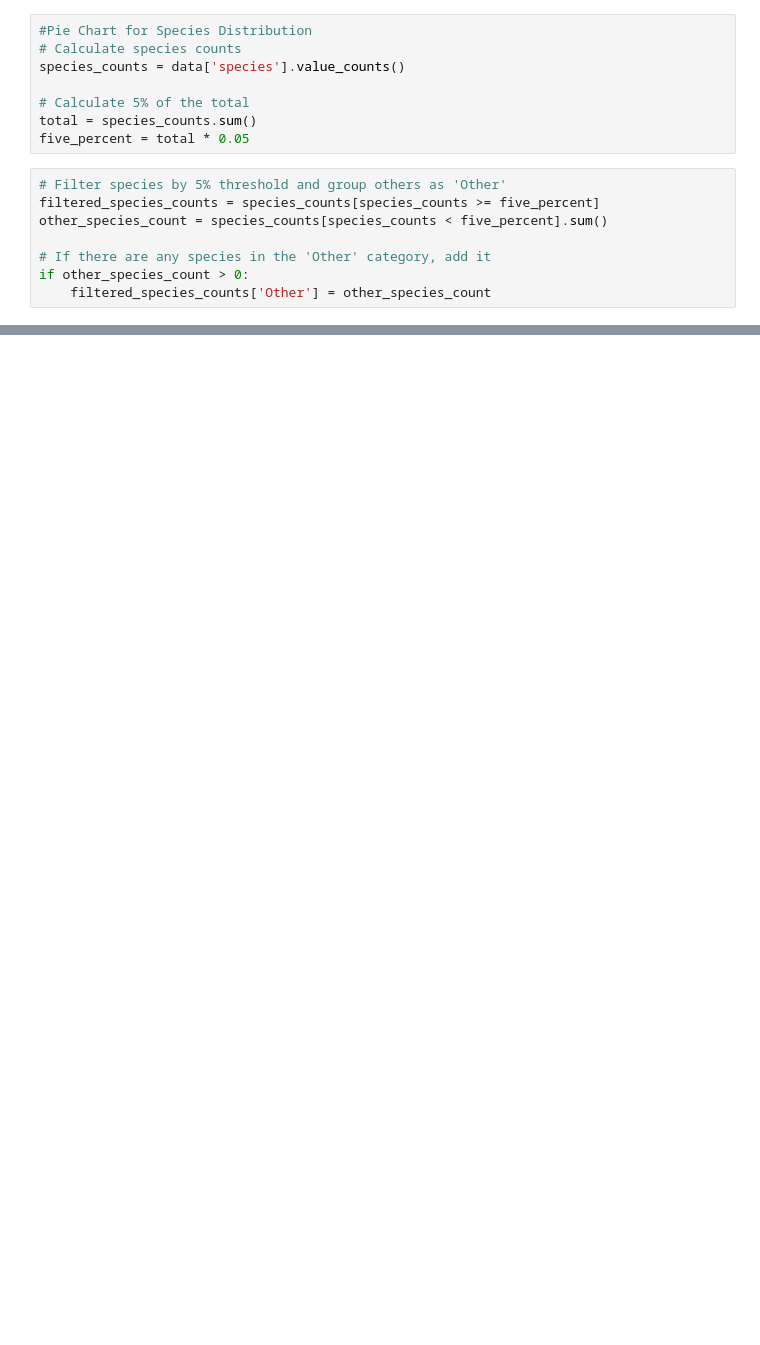
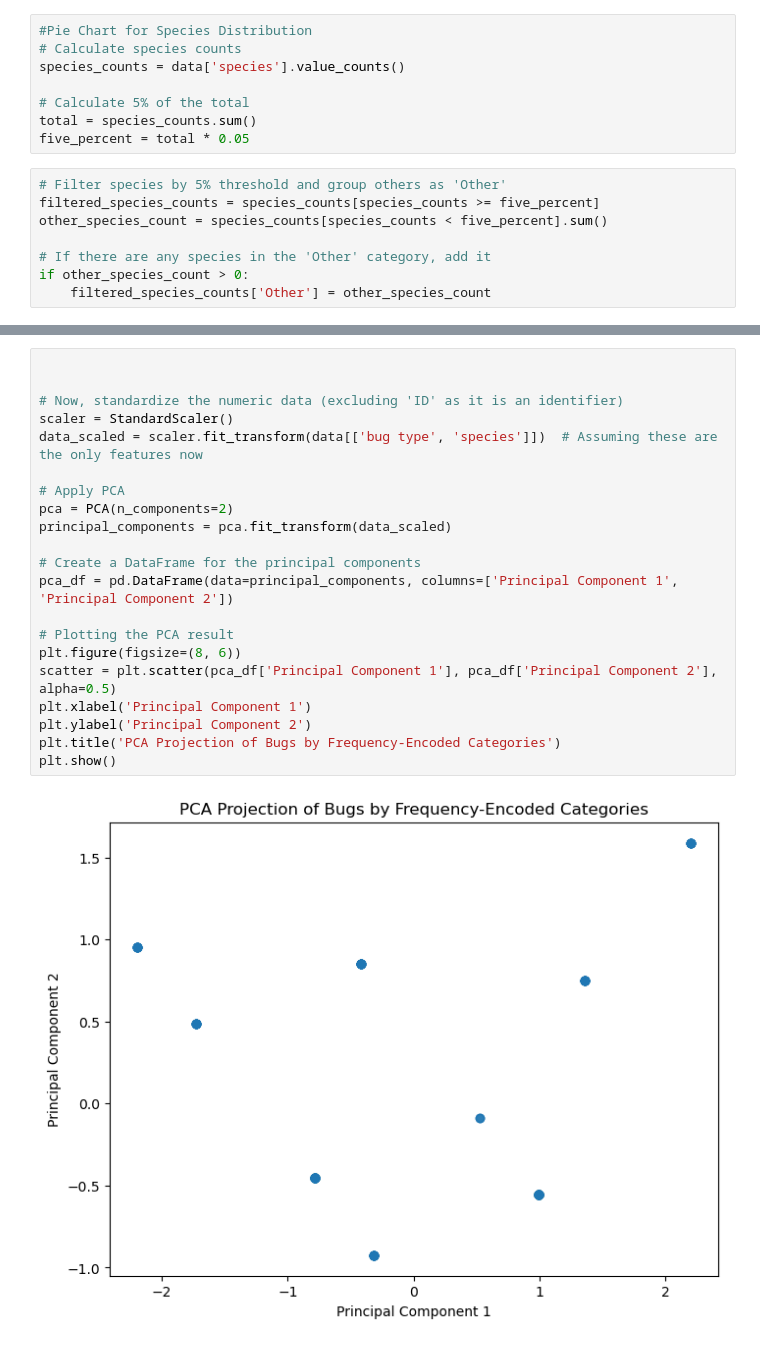
Before and after one commit to julientournier6/dataetia, a Jupyter notebook: data_visualization/visualization2.ipynb, the cells around one changed output, grey strips where cells are left out. Drawn from its saved outputs; the diff is of its cells as text; blank space fills up the shorter version.

```diff
--- a/data_visualization/visualization2.ipynb
+++ b/data_visualization/visualization2.ipynb
@@ -42,0 +107,23 @@ plt.show()
+# %%
+
+
+# Now, standardize the numeric data (excluding 'ID' as it is an identifier)
+scaler = StandardScaler()
+data_scaled = scaler.fit_transform(data[['bug type', 'species']])  # Assuming these are the only features now
+
+# Apply PCA
+pca = PCA(n_components=2)
+principal_components = pca.fit_transform(data_scaled)
+
+# Create a DataFrame for the principal components
+pca_df = pd.DataFrame(data=principal_components, columns=['Principal Component 1', 'Principal Component 2'])
+
+# Plotting the PCA result
+plt.figure(figsize=(8, 6))
+scatter = plt.scatter(pca_df['Principal Component 1'], pca_df['Principal Component 2'], alpha=0.5)
+plt.xlabel('Principal Component 1')
+plt.ylabel('Principal Component 2')
+plt.title('PCA Projection of Bugs by Frequency-Encoded Categories')
+plt.show()
+# %% [output]
+[figure, added]
```
Also changed, not shown: parts of 5 cells of this notebook.
